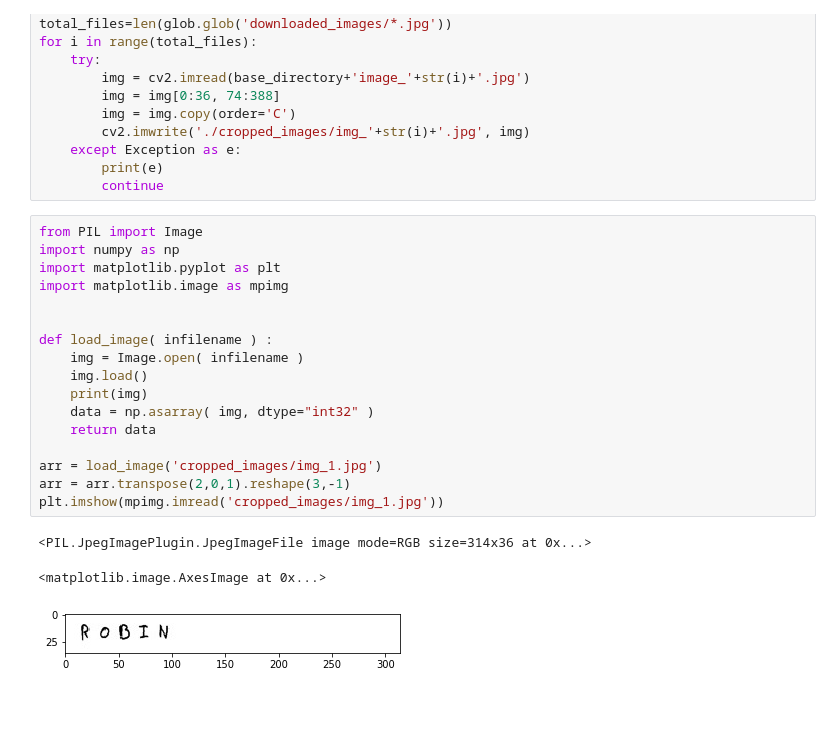
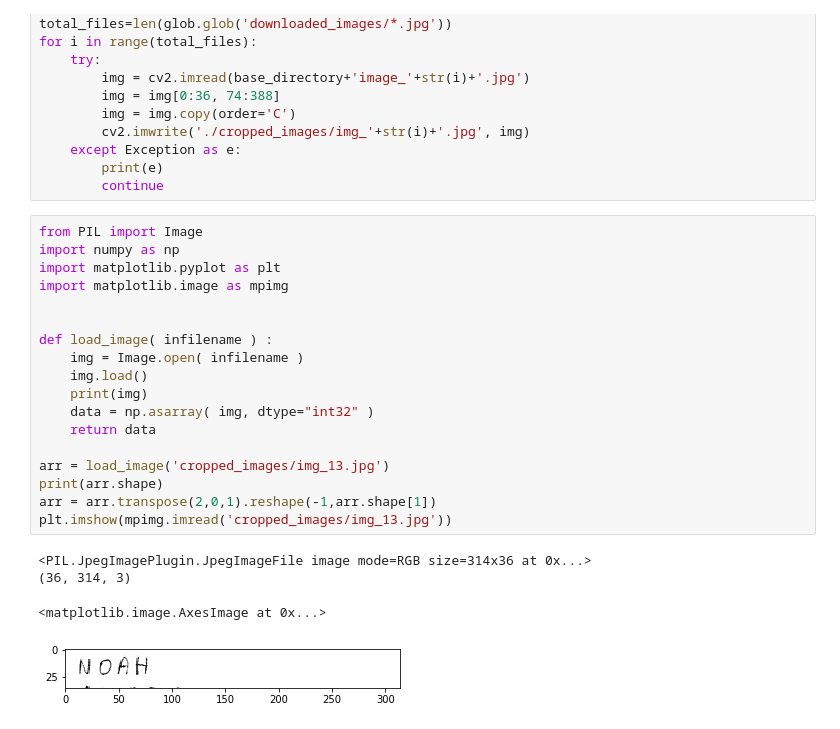
Before and after one commit to Sharpmanjt/ai_handwriting, a Jupyter notebook: project.ipynb, the cells around one changed output. Cells and saved outputs as stored; diff of their text form.

```diff
--- a/project.ipynb
+++ b/project.ipynb
@@ -34,21 +34,23 @@ for i in range(total_files):
 # %%
 from PIL import Image
 import numpy as np
 import matplotlib.pyplot as plt
 import matplotlib.image as mpimg
 
 
 def load_image( infilename ) :
     img = Image.open( infilename )
     img.load()
     print(img)
     data = np.asarray( img, dtype="int32" )
     return data
 
-arr = load_image('cropped_images/img_1.jpg')
-arr = arr.transpose(2,0,1).reshape(3,-1)
-plt.imshow(mpimg.imread('cropped_images/img_1.jpg'))
+arr = load_image('cropped_images/img_13.jpg')
+print(arr.shape)
+arr = arr.transpose(2,0,1).reshape(-1,arr.shape[1])
+plt.imshow(mpimg.imread('cropped_images/img_13.jpg'))
 # %% [output]
 <PIL.JpegImagePlugin.JpegImageFile image mode=RGB size=314x36 at 0x...>
+(36, 314, 3)
 <matplotlib.image.AxesImage at 0x...>
-[figure, old version]
+[figure, new version]
```
Also changed, not shown: parts of 8 cells of this notebook.
